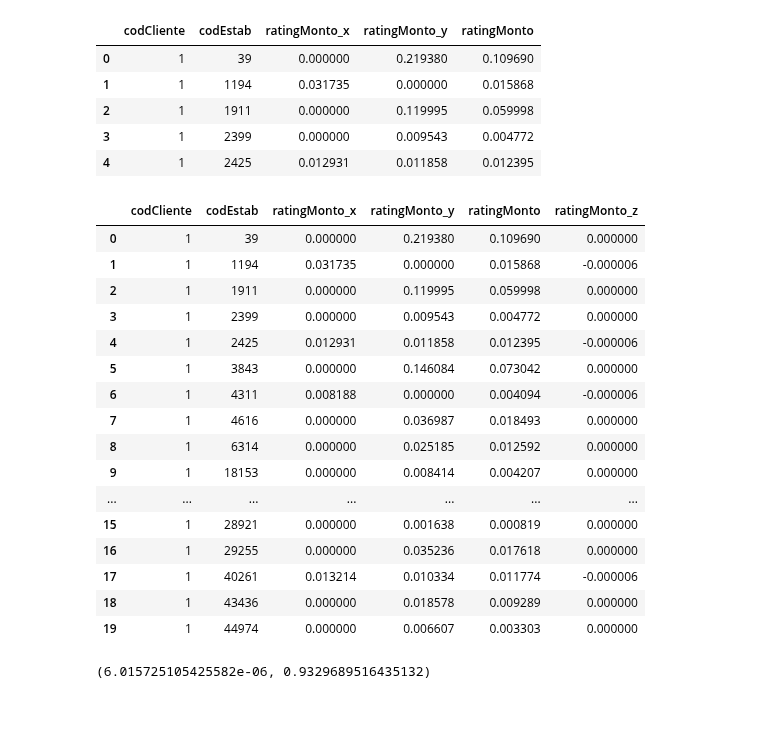
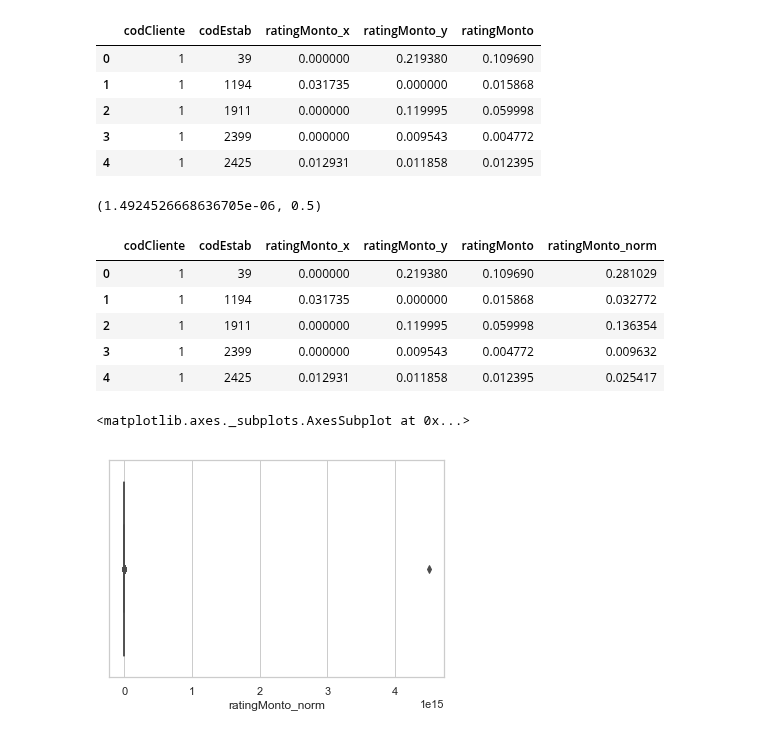
Before and after one commit to kendalvictor/codeando, a Jupyter notebook: machine_learning/_bbva data challeneger 2018/analysis_train.ipynb, the cells around one changed output. Cells and saved outputs as stored; diff of their text form; code cells hidden in the pictures.

```diff
--- a/machine_learning/_bbva data challeneger 2018/analysis_train.ipynb
+++ b/machine_learning/_bbva data challeneger 2018/analysis_train.ipynb
@@ -412,9 +523,9 @@ data_estab.to_csv('data/clean_estab.csv')
 # %%
-data_train_2016 = data[
+data_train_2016 = data_train[
     ['codCliente', 'codEstab', 'ratingMonto']
-][data['year'] == 2016].sort_values(by=['codCliente', 'codEstab']).reset_index()
+][data_train['year'] == 2016].sort_values(by=['codCliente', 'codEstab']).reset_index()
 
-data_train_2017 = data[
+data_train_2017 = data_train[
     ['codCliente', 'codEstab', 'ratingMonto']
-][data['year'] == 2017].sort_values(by=['codCliente', 'codEstab']).reset_index()
+][data_train['year'] == 2017].sort_values(by=['codCliente', 'codEstab']).reset_index()
 # %%
@@ -553,36 +660,26 @@ data_train.head()
 | 2 | 1 | 1911 | 0.000000 | 0.119995 | 0.059998 |
 | 3 | 1 | 2399 | 0.000000 | 0.009543 | 0.004772 |
 | 4 | 1 | 2425 | 0.012931 | 0.011858 | 0.012395 |
-# %%
-from sklearn.preprocessing import Normalizer, MinMaxScaler
-minimo = data_train[data_train['ratingMonto_x'] > 0]['ratingMonto_x'].min()
-maximo = data_train['ratingMonto_x'].max()
-
-data_train['ratingMonto_z'] = data_train['ratingMonto_x'].apply(
-    lambda x: (x - minimo / maximo - x) if x not in [
-        minimo, maximo] and x > 0 else x
-)
+# %%
+minn = data_train['ratingMonto'].min()
+maxx = data_train['ratingMonto'].max()
+minn, maxx
+# %% [output]
+(1.4924526668636705e-06, 0.5)
+# %%
+data_train['ratingMonto_norm'] = data_train['ratingMonto'].apply(lambda x: (x- minn)/(maxx - x))
 # %%
-data_train.head(20)
+data_train.head()
 # %% [output]
-|  | codCliente | codEstab | ratingMonto_x | ratingMonto_y | ratingMonto | ratingMonto_z |
-| 0 | 1 | 39 | 0.000000 | 0.219380 | 0.109690 | 0.000000 |
-| 1 | 1 | 1194 | 0.031735 | 0.000000 | 0.015868 | -0.000006 |
-| 2 | 1 | 1911 | 0.000000 | 0.119995 | 0.059998 | 0.000000 |
-| 3 | 1 | 2399 | 0.000000 | 0.009543 | 0.004772 | 0.000000 |
-| 4 | 1 | 2425 | 0.012931 | 0.011858 | 0.012395 | -0.000006 |
-| 5 | 1 | 3843 | 0.000000 | 0.146084 | 0.073042 | 0.000000 |
-| 6 | 1 | 4311 | 0.008188 | 0.000000 | 0.004094 | -0.000006 |
-| 7 | 1 | 4616 | 0.000000 | 0.036987 | 0.018493 | 0.000000 |
-| 8 | 1 | 6314 | 0.000000 | 0.025185 | 0.012592 | 0.000000 |
-| 9 | 1 | 18153 | 0.000000 | 0.008414 | 0.004207 | 0.000000 |
-| ... | ... | ... | ... | ... | ... | ... |
-| 15 | 1 | 28921 | 0.000000 | 0.001638 | 0.000819 | 0.000000 |
-| 16 | 1 | 29255 | 0.000000 | 0.035236 | 0.017618 | 0.000000 |
-| 17 | 1 | 40261 | 0.013214 | 0.010334 | 0.011774 | -0.000006 |
-| 18 | 1 | 43436 | 0.000000 | 0.018578 | 0.009289 | 0.000000 |
-| 19 | 1 | 44974 | 0.000000 | 0.006607 | 0.003303 | 0.000000 |
+|  | codCliente | codEstab | ratingMonto_x | ratingMonto_y | ratingMonto | ratingMonto_norm |
+| 0 | 1 | 39 | 0.000000 | 0.219380 | 0.109690 | 0.281029 |
+| 1 | 1 | 1194 | 0.031735 | 0.000000 | 0.015868 | 0.032772 |
+| 2 | 1 | 1911 | 0.000000 | 0.119995 | 0.059998 | 0.136354 |
+| 3 | 1 | 2399 | 0.000000 | 0.009543 | 0.004772 | 0.009632 |
+| 4 | 1 | 2425 | 0.012931 | 0.011858 | 0.012395 | 0.025417 |
-# %%
-minimo, maximo
-# %% [output]
-(6.015725105425582e-06, 0.9329689516435132)
+# %%
+sns.set(style="whitegrid")
+sns.boxplot(x=data_train["ratingMonto_norm"])
+# %% [output]
+<matplotlib.axes._subplots.AxesSubplot at 0x...>
+[figure, added]
```
Also changed, not shown: parts of 94 cells of this notebook, 16 other files.
